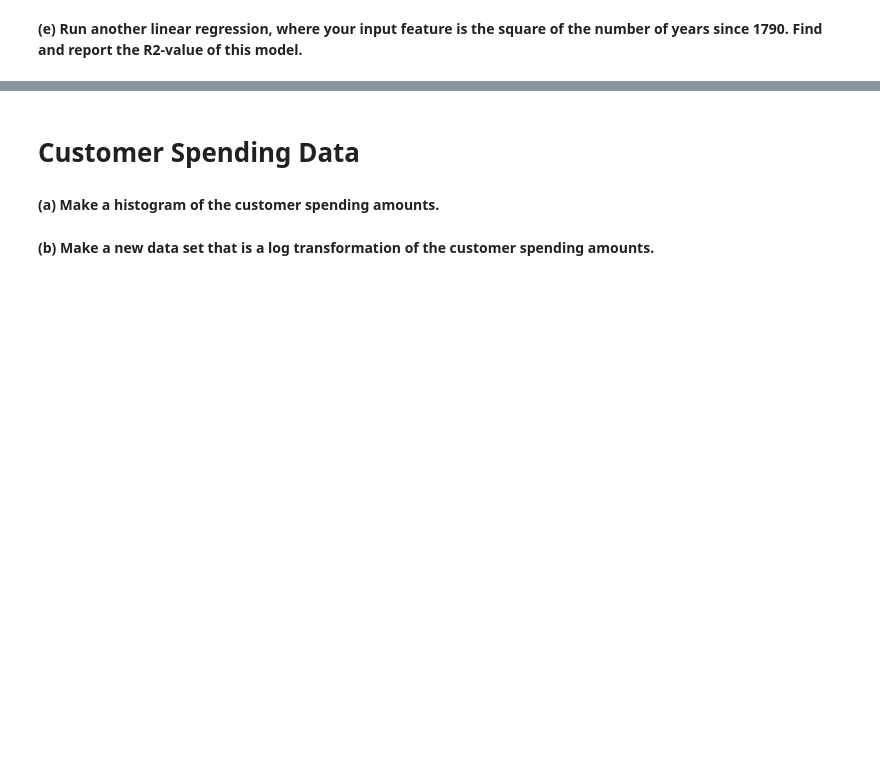
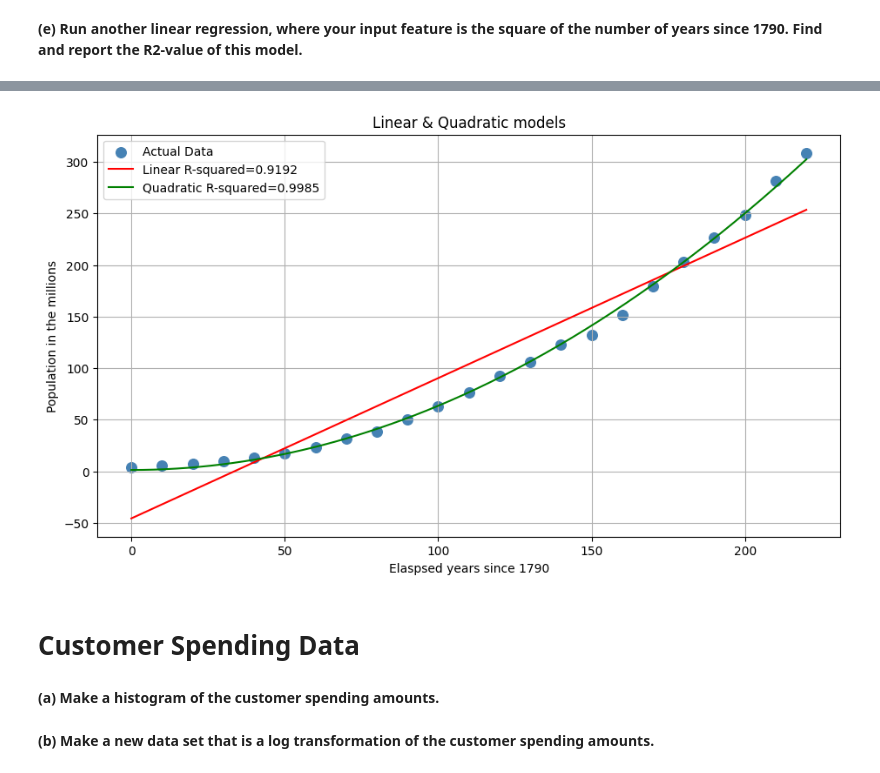
Before and after one commit to MynamesTres/dsc320_math, a Jupyter notebook: Week 3 assignments/US.Population_Growth.ipynb, the cells around one changed output, grey strips where cells are left out. Saved outputs shown, nothing was run; the diff lists cells and outputs as text; code cells hidden in the pictures; blank space fills up the shorter version.

```diff
--- a/Week 3 assignments/US.Population_Growth.ipynb
+++ b/Week 3 assignments/US.Population_Growth.ipynb
@@ -37,3 +108,18 @@ Find and report the R2-value of this model.**
 # %% [markdown]
 **(e) Run another linear regression, where your input feature is the square of the number of years since
 1790. Find and report the R2-value of this model.**
+# %%
+# Reshape X - since sklearn needs to use a 2D array
+x = df_pop['years_squared'].values.reshape(-1, 1)
+y = df_pop['pop_in_million']
+
+# Create and train the model
+quad_model = LinearRegression()
+quad_model.fit(x, y)
+
+# Grab the prediction and calculate R-Squared
+y_pred = quad_model.predict(x)
+# y = actual &  y_pred = Predicted
+r2_quad = r2_score(y, y_pred)
+
+print(f'R-squared score: {r2_quad:.4f}')
@@ -43,3 +134,35 @@ your R2-values. Explain.**
+# %%
+# x values for drawing the curves
+x_range = np.linspace(0, 220, 300)
+
+# Predictions for each model using x_range
+y_linear = linear_model.predict(x_range.reshape(-1, 1))
+y_quad = quad_model.predict((x_range ** 2).reshape(-1, 1))
+
+plt.figure(figsize=(11, 6))
+
+# Actual data points
+plt.scatter(df_pop['elapsed_years_1790'], df_pop['pop_in_million'],
+            color='steelblue', s=70, label='Actual Data')
+
+# Linear curve
+plt.plot(x_range, y_linear, color='red', label=f'Linear R-squared={r2_linear:.4f}')
+
+# Quadratic  curve
+plt.plot(x_range, y_quad, color='green', label=f'Quadratic R-squared={r2_quad:.4f}')
+
+# Labels and title
+plt.title('Linear & Quadratic models')
+plt.xlabel("Elaspsed years since 1790")
+plt.ylabel("Population in the millions")
+plt.legend()
+
+
+# Grids make data easier to read values
+plt.grid(True)
+plt.show()
+# %% [output]
+[figure, added]
 # %% [markdown]
 # Customer Spending Data
 # %% [markdown]
```
Also changed, not shown: parts of 7 cells of this notebook.
